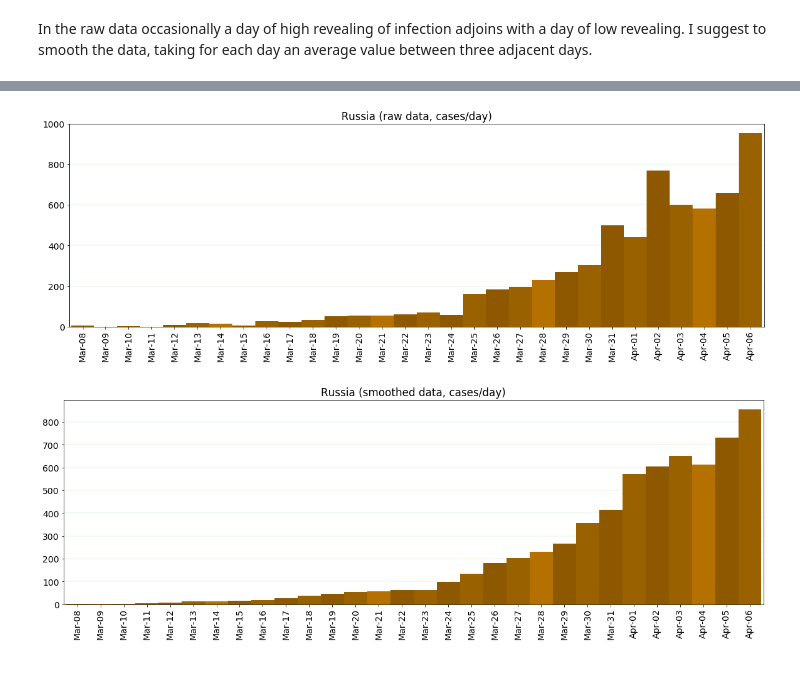
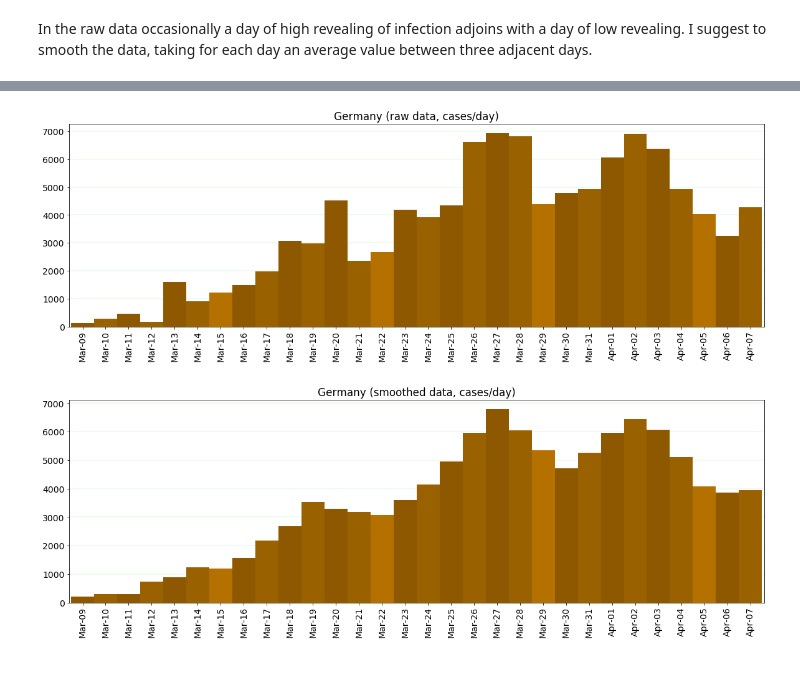
Before and after one commit to Lady3mlnm/analysis_of_different_data, a Jupyter notebook: Spread_of_COVID-19.ipynb, the cells around one changed output, grey strips where cells are left out. Cells and saved outputs as stored; diff of their text form; code cells hidden in the pictures.

```diff
--- a/Spread_of_COVID-19.ipynb
+++ b/Spread_of_COVID-19.ipynb
@@ -381,8 +378,11 @@ plt.rcParams['font.size'] = 14
 LAST_DATE_GLOBAL = data_ac['Date'].max()  # LAST_DATE_GLOBAL = datetime.datetime(2020, 3, 25)
 NUMBER_OF_DAYS_GLOBAL = 30
 # %%
+plt.rcParams['figure.figsize'] = (20, 6)
+plt.rcParams['font.size'] = 14
+
 # for individual country
-country_name = 'Germ'
+country_name = 'Germany'
 last_date = LAST_DATE_GLOBAL
 number_of_days = NUMBER_OF_DAYS_GLOBAL
 
@@ -392,5 +392,5 @@ Russia 2020-03-08 00:00:00 2020-04-06 00:00:00 30
-[figure, old version]
+[figure, new version]
-[figure, old version]
+[figure, new version]
 # %% [markdown]
 <br>
 # %%
```
Also changed, not shown: parts of 24 cells of this notebook, 1 other file.
